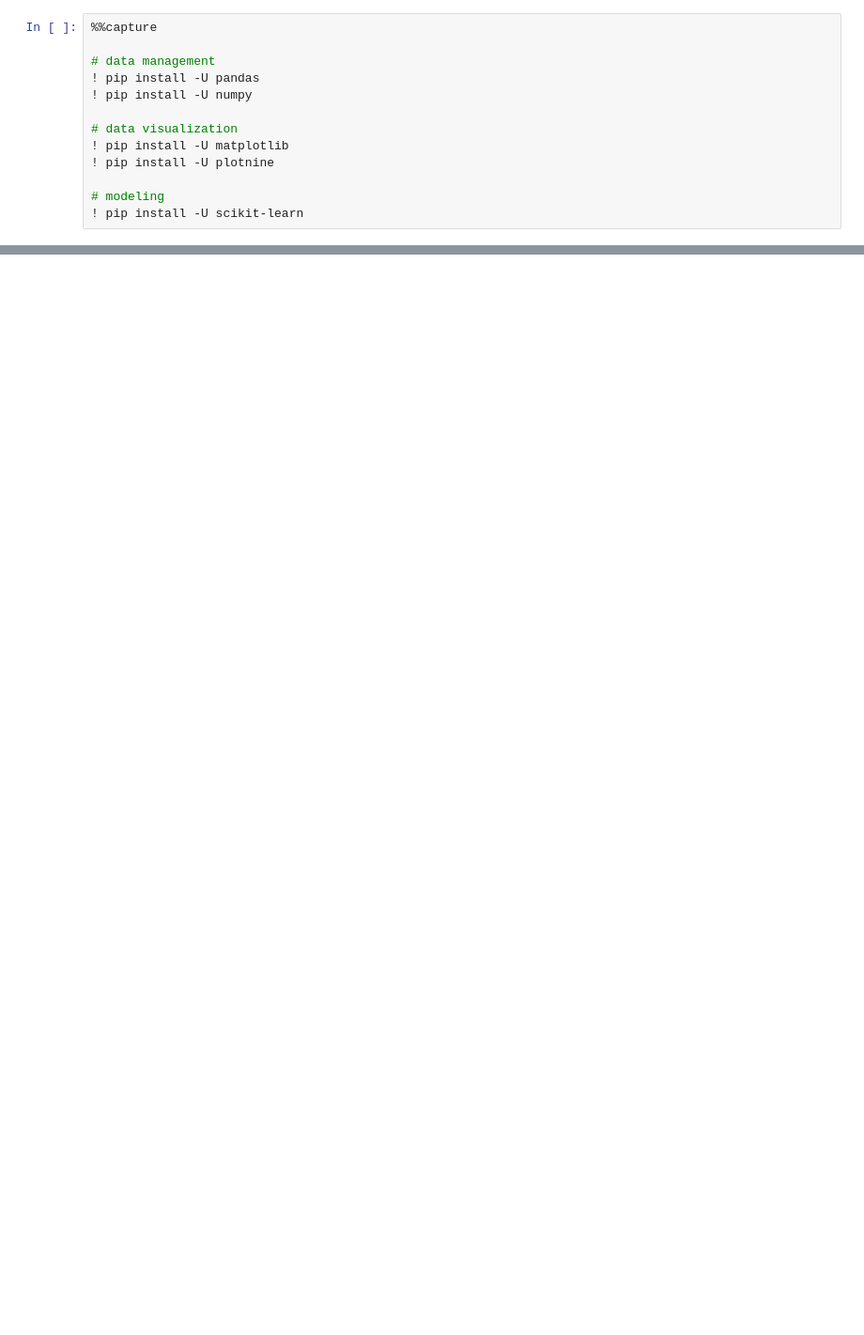
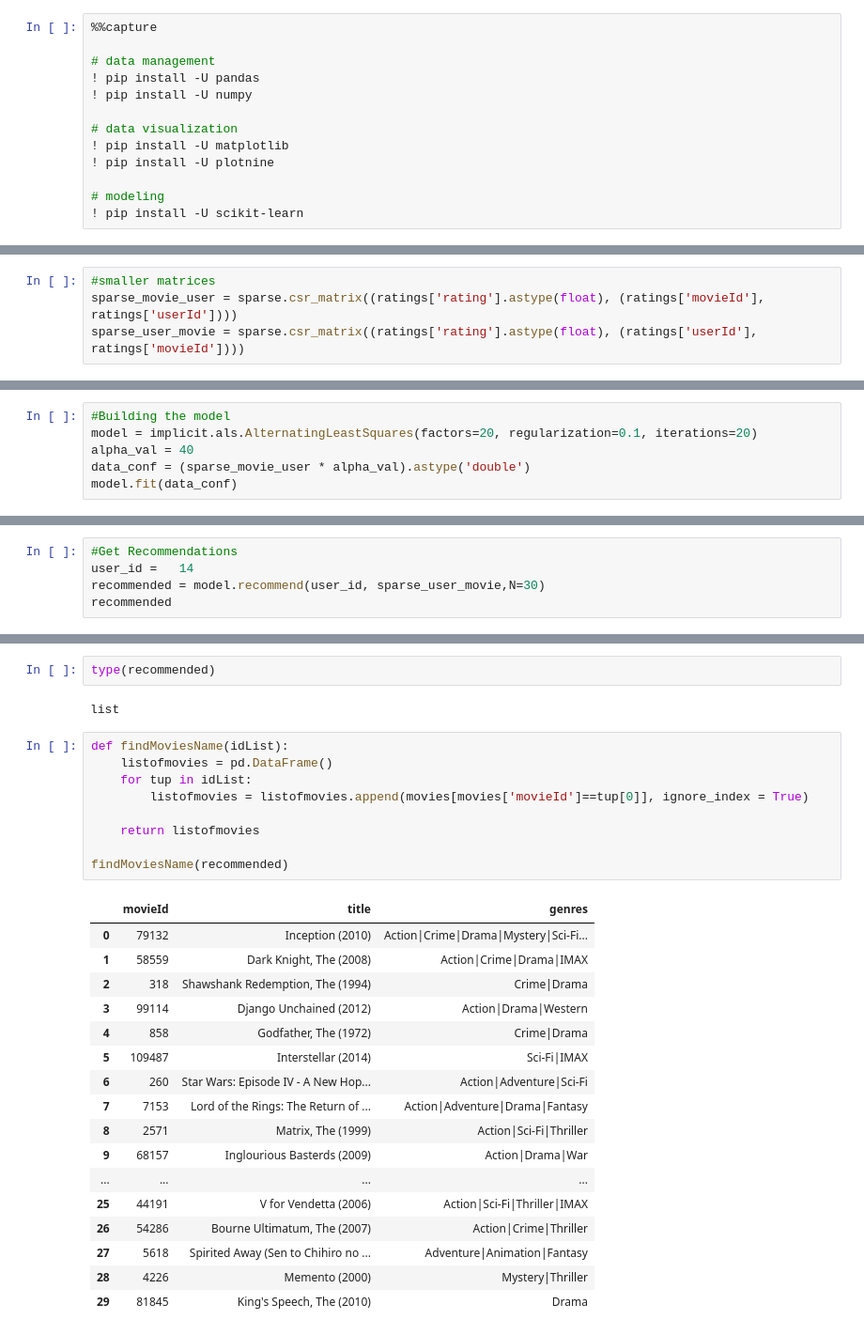
Before and after one commit to novr1512/My-recommender, a Jupyter notebook: extract.ipynb, the cells around one changed output, grey strips where cells are left out. Shown at 94% size. Saved outputs shown, nothing was run; the diff lists cells and outputs as text; blank space fills up the shorter version.

```diff
--- a/extract.ipynb
+++ b/extract.ipynb
@@ -41,0 +248,4 @@ data.shape
+# %%
+#smaller matrices
+sparse_movie_user = sparse.csr_matrix((ratings['rating'].astype(float), (ratings['movieId'], ratings['userId'])))
+sparse_user_movie = sparse.csr_matrix((ratings['rating'].astype(float), (ratings['userId'], ratings['movieId'])))
@@ -41,0 +254,6 @@ data.shape
+# %%
+#Building the model
+model = implicit.als.AlternatingLeastSquares(factors=20, regularization=0.1, iterations=20)
+alpha_val = 40
+data_conf = (sparse_movie_user * alpha_val).astype('double')
+model.fit(data_conf)
@@ -41,0 +270,5 @@ data.shape
+# %%
+#Get Recommendations
+user_id =   14
+recommended = model.recommend(user_id, sparse_user_movie,N=30)
+recommended
@@ -41,0 +293,31 @@ data.shape
+# %%
+type(recommended)
+# %% [output]
+list
+# %%
+def findMoviesName(idList):
+    listofmovies = pd.DataFrame()
+    for tup in idList:
+        listofmovies = listofmovies.append(movies[movies['movieId']==tup[0]], ignore_index = True)
+
+    return listofmovies
+
+findMoviesName(recommended)
+# %% [output]
+|  | movieId | title | genres |
+| 0 | 79132 | Inception (2010) | Action|Crime|Drama|Mystery|Sci-Fi... |
+| 1 | 58559 | Dark Knight, The (2008) | Action|Crime|Drama|IMAX |
+| 2 | 318 | Shawshank Redemption, The (1994) | Crime|Drama |
+| 3 | 99114 | Django Unchained (2012) | Action|Drama|Western |
+| 4 | 858 | Godfather, The (1972) | Crime|Drama |
+| 5 | 109487 | Interstellar (2014) | Sci-Fi|IMAX |
+| 6 | 260 | Star Wars: Episode IV - A New Hop... | Action|Adventure|Sci-Fi |
+| 7 | 7153 | Lord of the Rings: The Return of ... | Action|Adventure|Drama|Fantasy |
+| 8 | 2571 | Matrix, The (1999) | Action|Sci-Fi|Thriller |
+| 9 | 68157 | Inglourious Basterds (2009) | Action|Drama|War |
+| ... | ... | ... | ... |
+| 25 | 44191 | V for Vendetta (2006) | Action|Sci-Fi|Thriller|IMAX |
+| 26 | 54286 | Bourne Ultimatum, The (2007) | Action|Crime|Thriller |
+| 27 | 5618 | Spirited Away (Sen to Chihiro no ... | Adventure|Animation|Fantasy |
+| 28 | 4226 | Memento (2000) | Mystery|Thriller |
+| 29 | 81845 | King's Speech, The (2010) | Drama |
```
Also changed, not shown: parts of 39 cells of this notebook, 7 other files.
